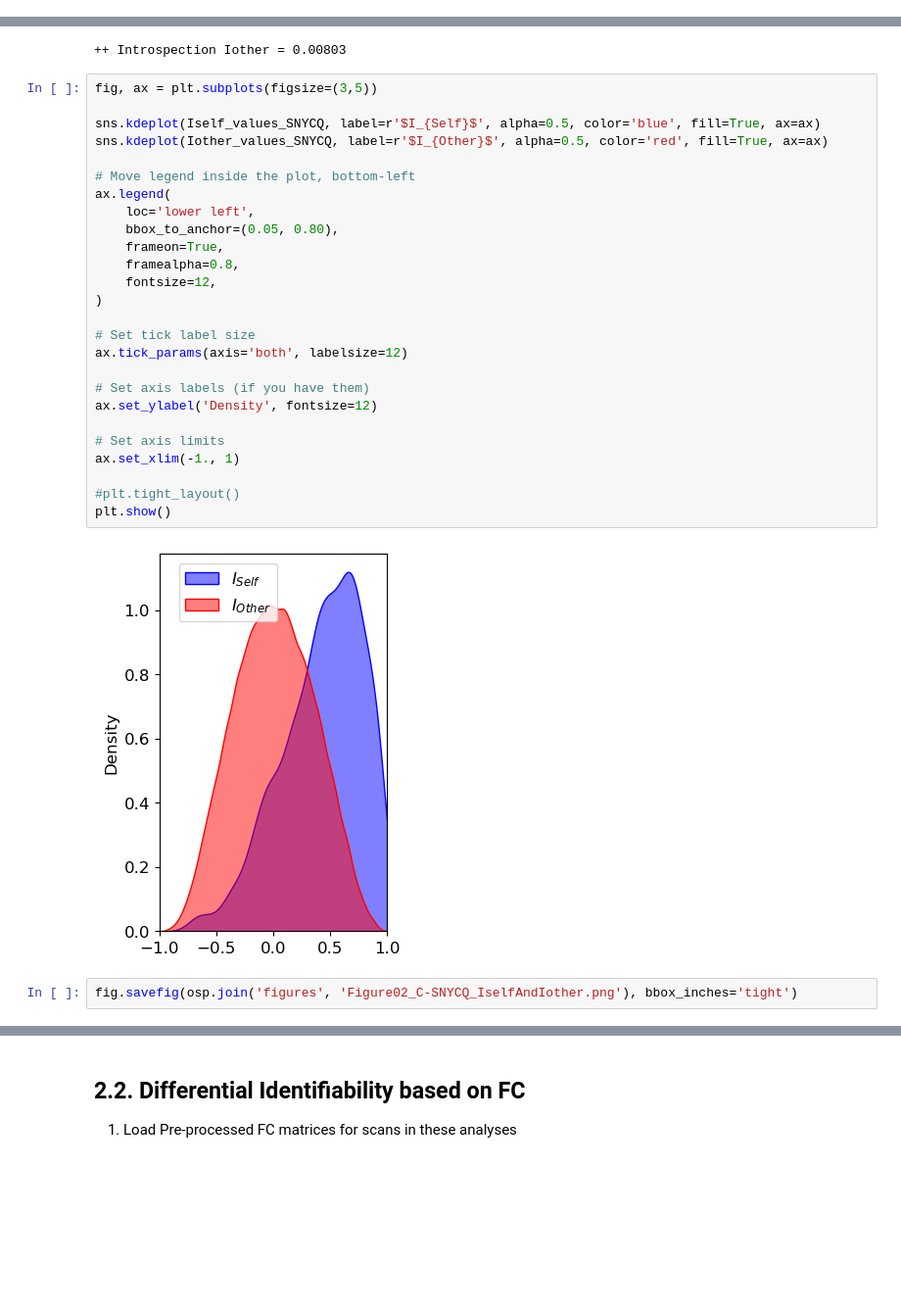
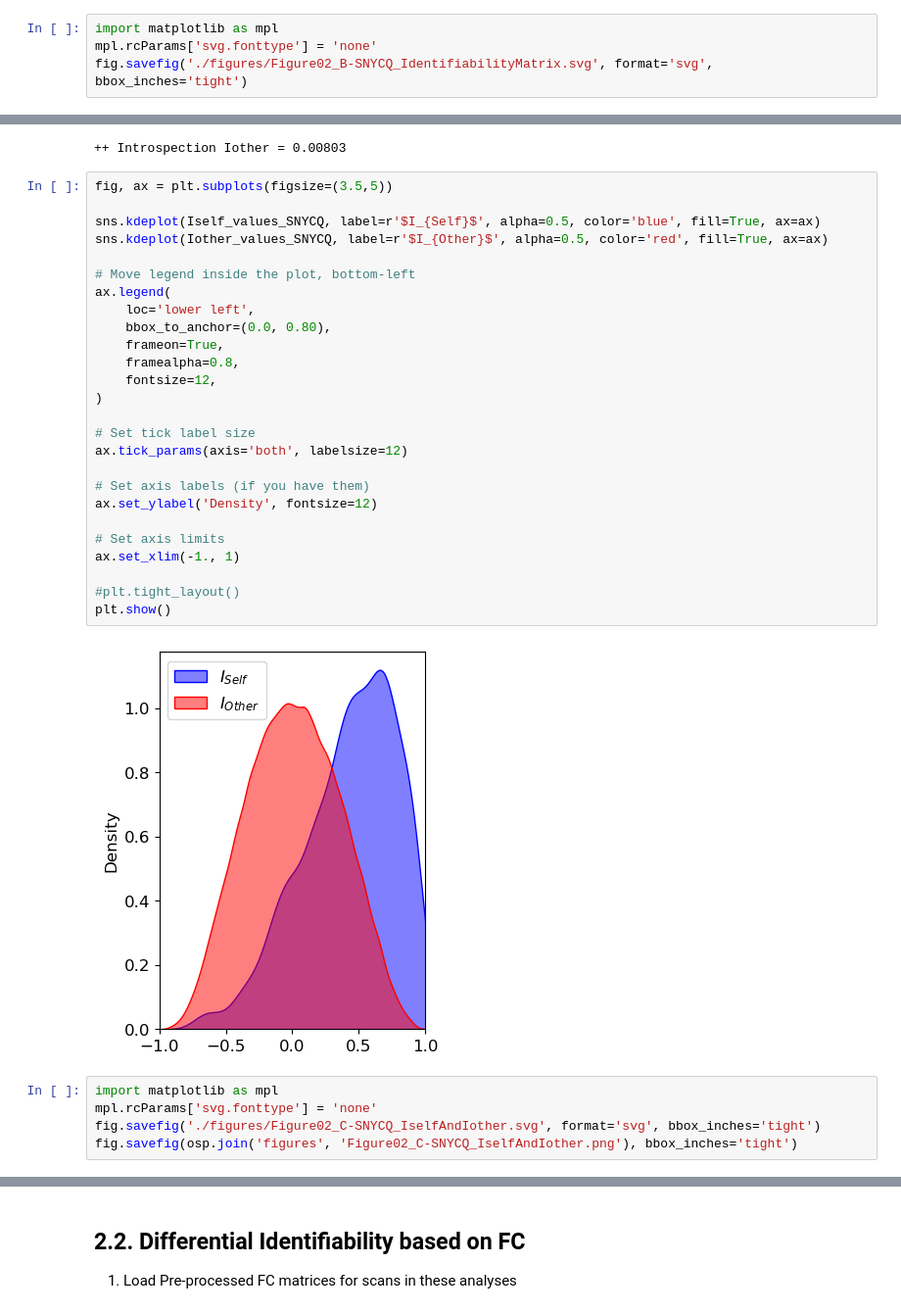
Before and after one commit to nimh-sfim/fc_introspection, a Jupyter notebook: notebooks/S11_SNYCQ_Consistency_Identifiability.ipynb, the cells around one changed output, grey strips where cells are left out. Shown at 98% size. Cells and saved outputs as stored; diff of their text form; blank space fills up the shorter version.

```diff
--- a/notebooks/S11_SNYCQ_Consistency_Identifiability.ipynb
+++ b/notebooks/S11_SNYCQ_Consistency_Identifiability.ipynb
@@ -269 +297,5 @@ plt.show()
+# %%
+import matplotlib as mpl
+mpl.rcParams['svg.fonttype'] = 'none'
+fig.savefig('./figures/Figure02_B-SNYCQ_IdentifiabilityMatrix.svg', format='svg', bbox_inches='tight')
 # %%
@@ -296,32 +328,35 @@ print('++ Introspection Iother = %.5f ' % Iother_SNYCQ)
 # %% [output]
 ++ Introspection Iother = 0.00803
 # %%
-fig, ax = plt.subplots(figsize=(3,5))
+fig, ax = plt.subplots(figsize=(3.5,5))
 
 sns.kdeplot(Iself_values_SNYCQ, label=r'$I_{Self}$', alpha=0.5, color='blue', fill=True, ax=ax)
 sns.kdeplot(Iother_values_SNYCQ, label=r'$I_{Other}$', alpha=0.5, color='red', fill=True, ax=ax)
 
 # Move legend inside the plot, bottom-left
 ax.legend(
     loc='lower left',
-    bbox_to_anchor=(0.05, 0.80),
+    bbox_to_anchor=(0.0, 0.80),
     frameon=True,
     framealpha=0.8,
     fontsize=12,
 )
 
 # Set tick label size
 ax.tick_params(axis='both', labelsize=12)
 
 # Set axis labels (if you have them)
 ax.set_ylabel('Density', fontsize=12)
 
 # Set axis limits
 ax.set_xlim(-1., 1)
 
 #plt.tight_layout()
 plt.show()
 # %% [output]
-[figure, old version]
+[figure, new version]
 # %%
+import matplotlib as mpl
+mpl.rcParams['svg.fonttype'] = 'none'
+fig.savefig('./figures/Figure02_C-SNYCQ_IselfAndIother.svg', format='svg', bbox_inches='tight')
 fig.savefig(osp.join('figures', 'Figure02_C-SNYCQ_IselfAndIother.png'), bbox_inches='tight')
```
Also changed, not shown: parts of 19 cells of this notebook, 1 other file.
